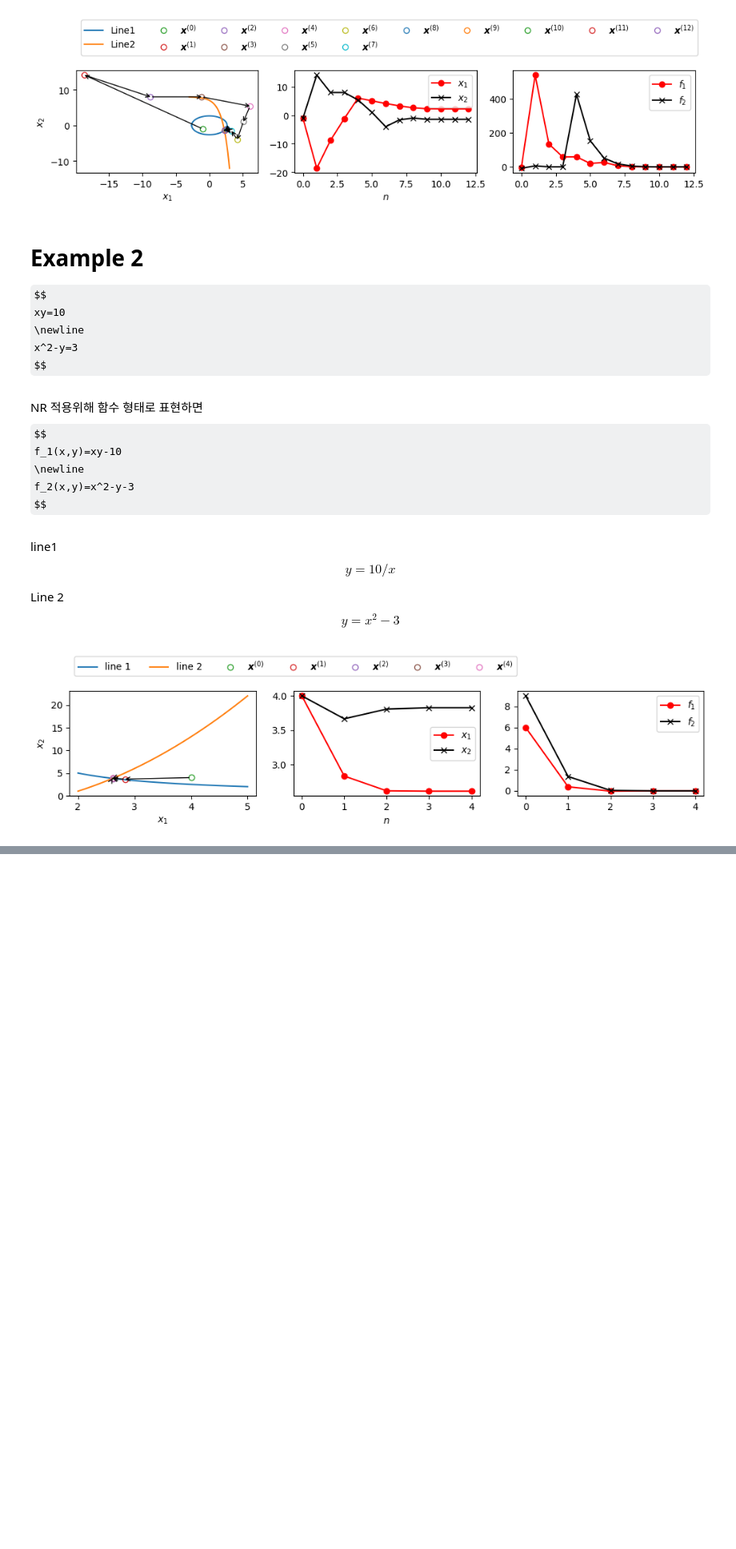
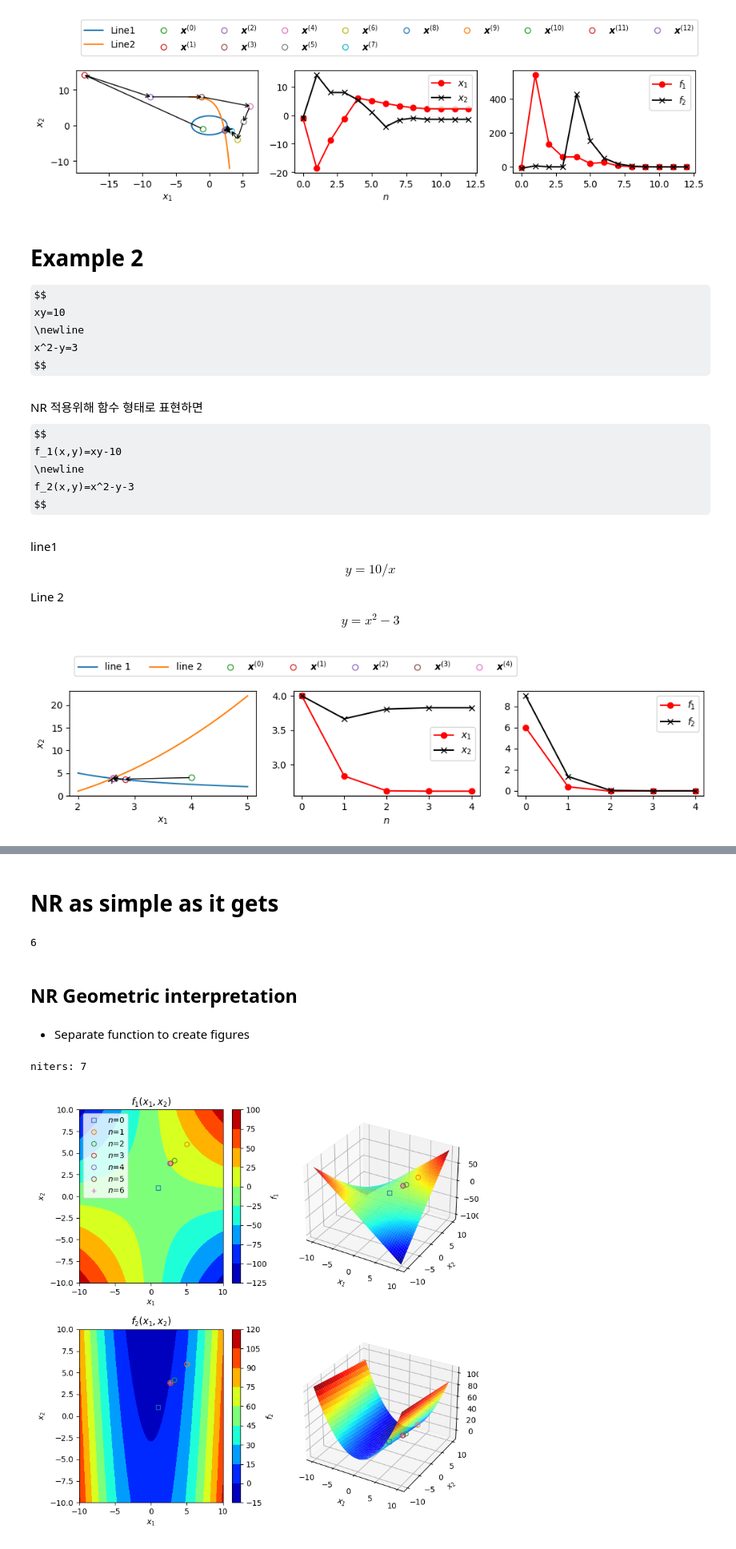
Before and after one commit to youngung/lectures, a Jupyter notebook: 2_1_numerical_analysis/JupyterNotebooks/08_week_nonlinear_newton_raphson.ipynb, the cells around one changed output, grey strips where cells are left out. Shown at 80% size. Saved outputs shown, nothing was run; the diff lists cells and outputs as text; code cells hidden in the pictures; some formulas as TeX source; blank space fills up the shorter version.

```diff
--- a/2_1_numerical_analysis/JupyterNotebooks/08_week_nonlinear_newton_raphson.ipynb
+++ b/2_1_numerical_analysis/JupyterNotebooks/08_week_nonlinear_newton_raphson.ipynb
@@ -355,0 +448,26 @@ for i, ax in enumerate(fig.axes[1:]):
+# %% [markdown]
+# NR as simple as it gets
+# %%
+def f1(x,y):  return x*y-10
+def f2(x,y):  return x**2-y-3
+def func(x,y): return np.array([f1(x,y),f2(x,y)])
+def jacob(x,y):
+    j=np.zeros((2,2))
+    j[0,0]=y
+    j[0,1]=x
+    j[1,0]=2*x
+    j[1,1]=-1
+    return j
+
+## NEWTON-RAPHSON begins here.
+## Initial guess
+x=np.zeros(2) ## initial guess
+x[::]=4.0 ## initial guess
+x,hist,fhist,jhist,n=mvNR(func,jacob,xinit=np.ones(2),mxiter=50,tol=1e-5)
+print(n)
+# %% [output]
+6
+# %% [markdown]
+## NR Geometric interpretation
+# %% [markdown]
+- Separate function to create figures
@@ -355,0 +511,51 @@ for i, ax in enumerate(fig.axes[1:]):
+# %%
+def f1(x,y):  return x*y-10
+def f2(x,y):  return x**2-y-3
+def func(x,y): return np.array([f1(x,y),f2(x,y)])
+def jacob(x,y):
+    j=np.zeros((2,2))
+    j[0,0]=y
+    j[0,1]=x
+    j[1,0]=2*x
+    j[1,1]=-1
+    return j
+
+## NEWTON-RAPHSON begins here.
+## Initial guess
+x=np.zeros(2) ## initial guess
+x[::]=4.0 ## initial guess
+x,hist,fhist,jhist,niters=mvNR(func,jacob,xinit=np.ones(2))
+print(f'niters: {niters}')
+
+## Below is to
+%matplotlib widget
+#%matplotlib inline
+
+fig,ax1,ax2,ax3,ax4=init_fig(f1,f2)
+fig.tight_layout()
+fig.savefig(f'/tmp/%5.5i.png'%0)
+
+kws=dict(mfc='None',zorder=100,ls='None')
+for n,x in enumerate(hist):
+    f1,f2=fhist[n]
+    x1,x2=x
+    jij=jhist[n]
+    j11,j12=jij[0,:]
+    j21,j22=jij[1,:]
+
+    j11**2
+    #ax1.plot([x1,x1*j11],[x2,x2*j12])
+
+    kws.update(label=r'$n$=%i'%n)
+    if n==0: kws.update(marker='s')
+    elif n==len(hist)-1: kws.update(marker='+')
+    else: kws.update(marker='o')
+    ax1.plot(x1,x2,**kws)
+    ax3.plot(x1,x2,**kws)
+    ax2.plot(x1,x2,f1,**kws)
+    ax4.plot(x1,x2,f2,**kws)
+    ax1.legend(loc='upper left')
+    fig.savefig(f'/tmp/%5.5i.png'%(n+1))
+# %% [output]
+niters: 7
+[figure, added]
```
Also changed, not shown: parts of 7 cells of this notebook, 4 other files.
